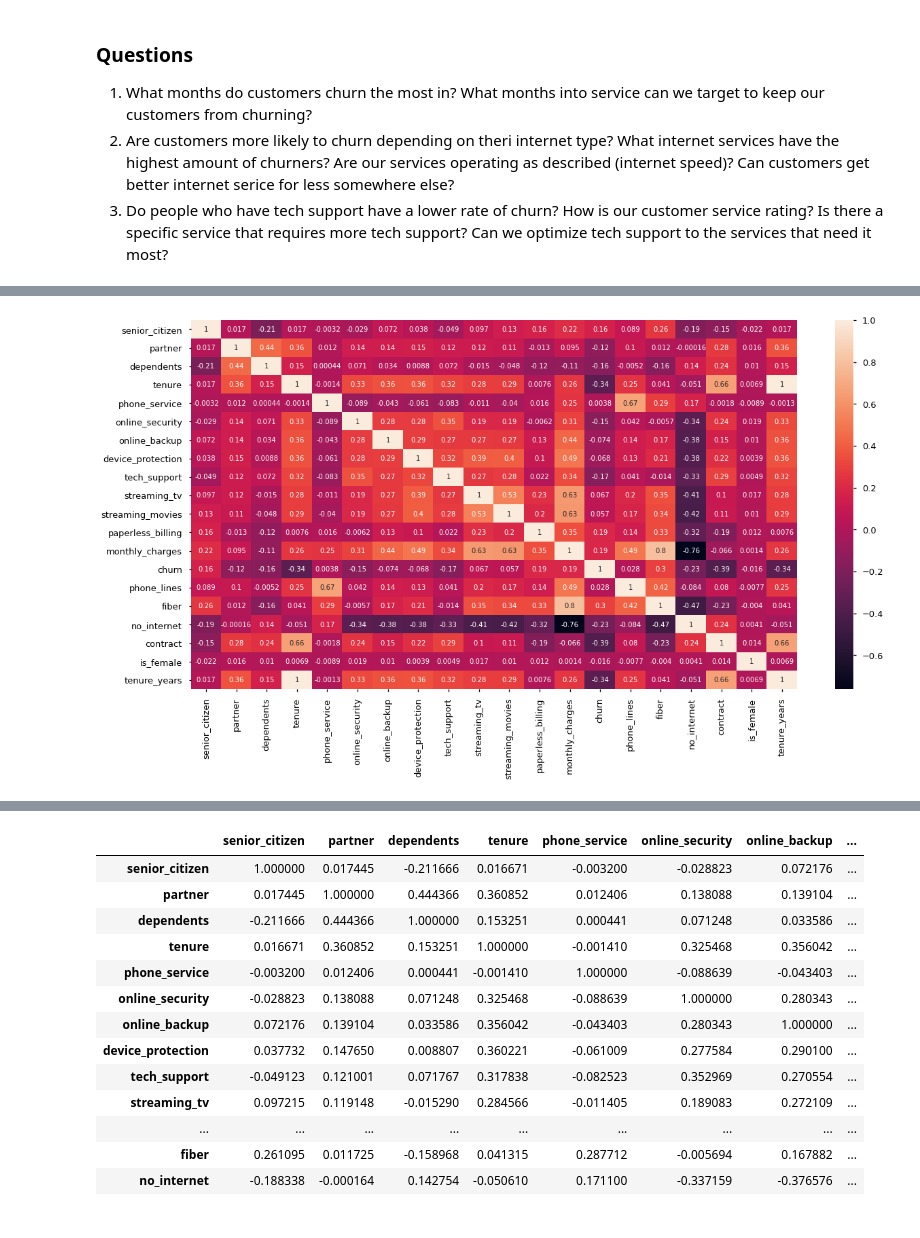
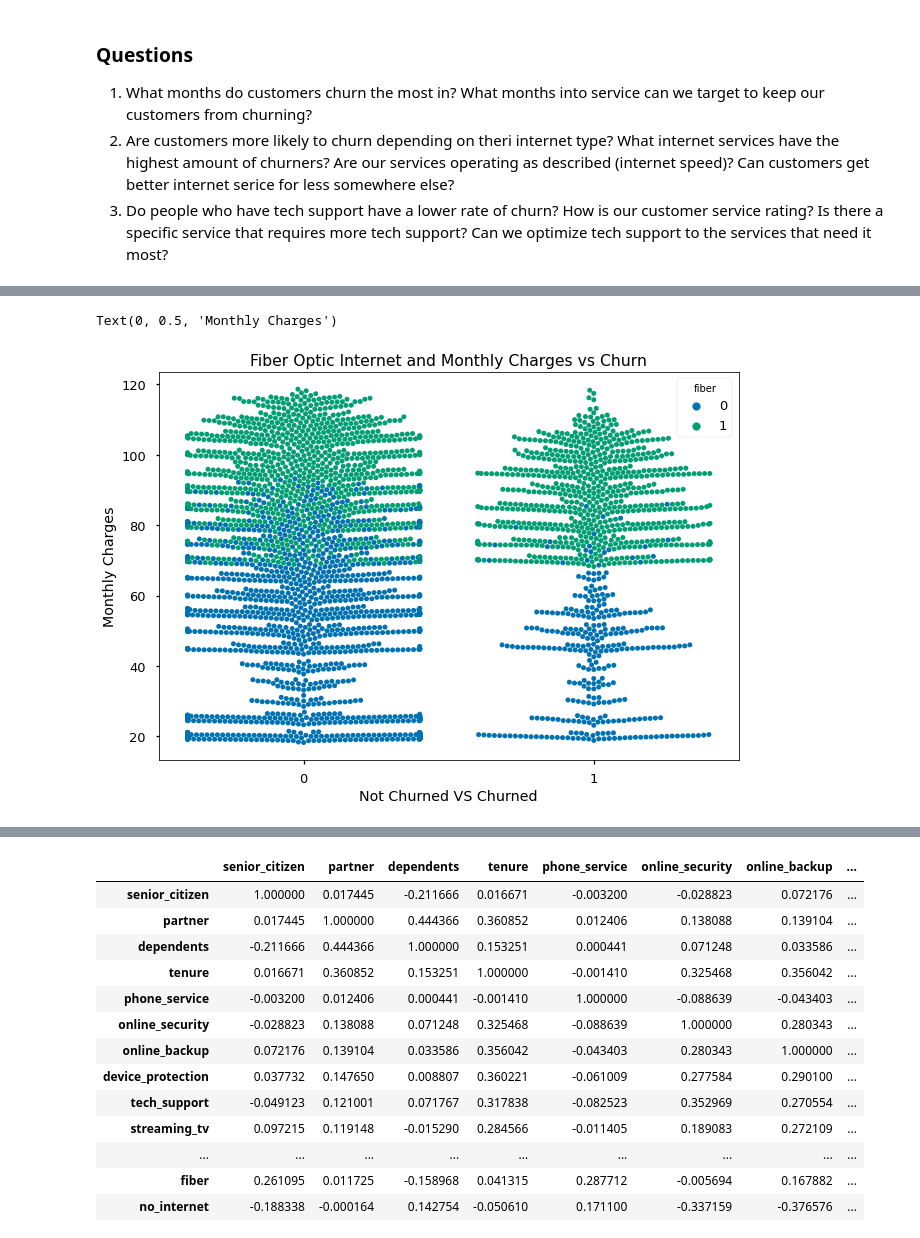
Before and after one commit to segovialori/classification_project, a Jupyter notebook: Telco_Churn_Project.ipynb, the cells around one changed output, grey strips where cells are left out. Drawn from its saved outputs; the diff is of its cells as text; code cells hidden in the pictures.

```diff
--- a/Telco_Churn_Project.ipynb
+++ b/Telco_Churn_Project.ipynb
@@ -378,14 +399,9 @@ expected:
-# %%
-def show_correlations(df, show_chart = True):
-    fig = plt.figure(figsize = (20,10))
-    corr = df.corr()
-    if show_chart == True:
-        sns.heatmap(corr,
-                    xticklabels=corr.columns.values,
-                    yticklabels=corr.columns.values,
-                    annot=True)
-    return corr
-
-correlation_df = show_correlations(X_train,show_chart=True)
-# %% [output]
-[figure, removed]
+# %%
+#Focus on the plots we are already interested in:
+plt.title('Fiber Optic Internet and Monthly Charges vs Churn')
+sns.swarmplot(x= 'churn', y= 'monthly_charges', data = train, hue= 'fiber')
+plt.xlabel('Not Churned VS Churned')
+plt.ylabel('Monthly Charges')
+# %% [output]
+Text(0, 0.5, 'Monthly Charges')
+[figure, added]
```
Also changed, not shown: parts of 19 cells of this notebook.
